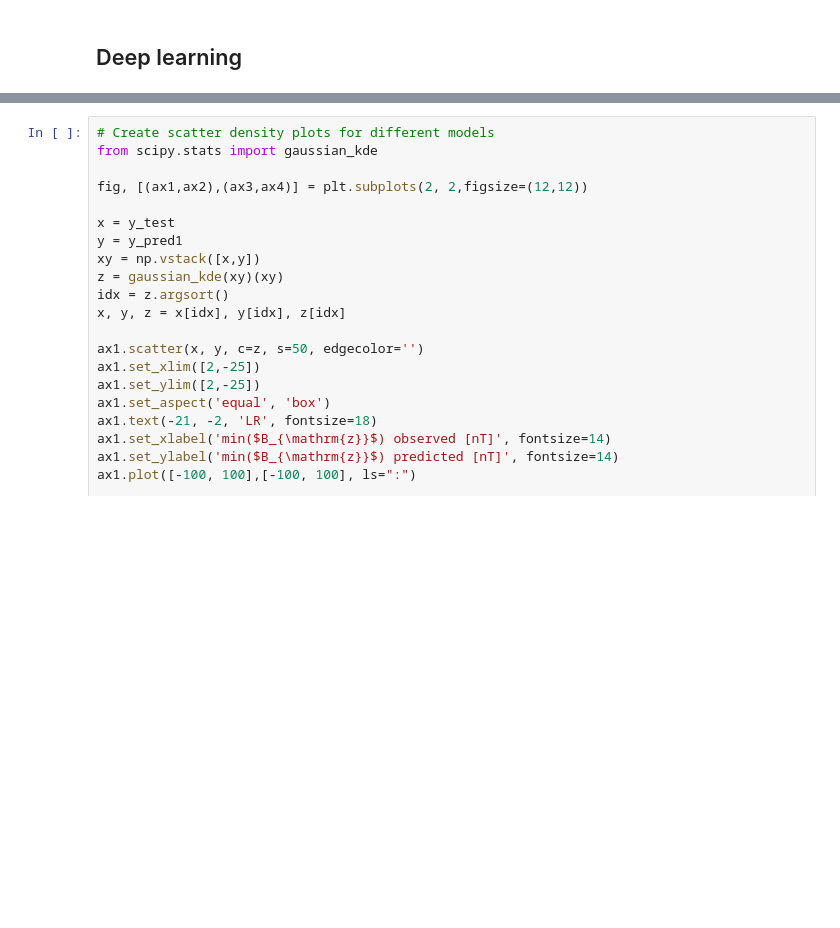
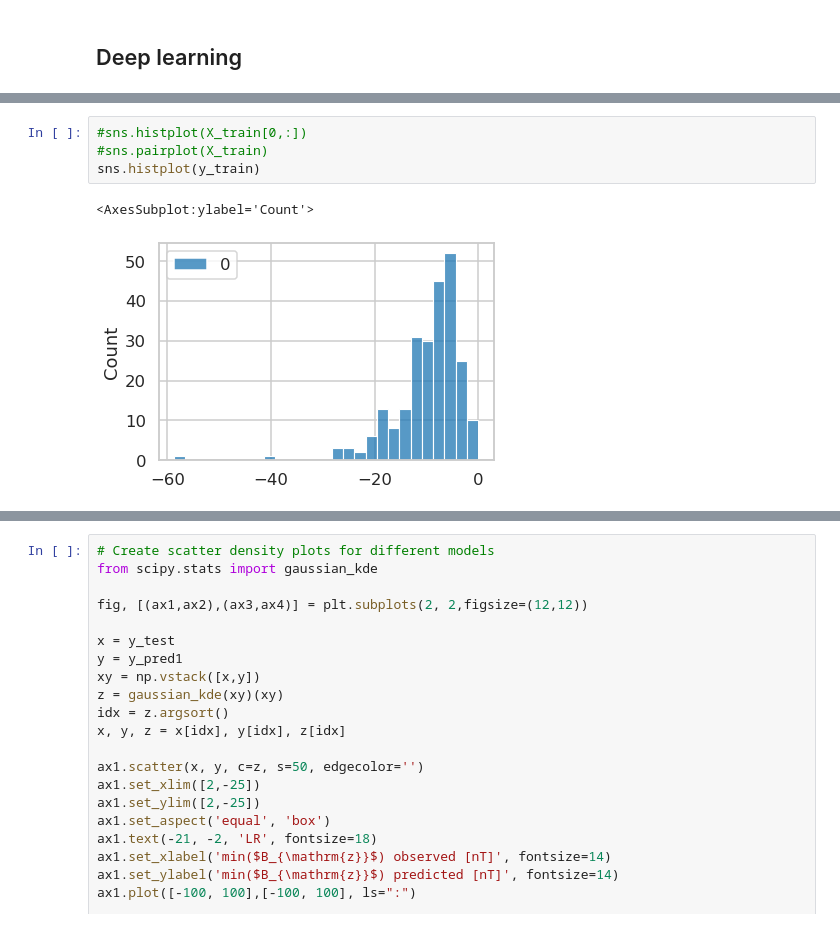
Before and after one commit to cmoestl/ai-tests, a Jupyter notebook: scripts/mfr_pred_ai.ipynb, the cells around one changed output, grey strips where cells are left out. Saved outputs shown, nothing was run; the diff lists cells and outputs as text; blank space fills up the shorter version.

```diff
--- a/scripts/mfr_pred_ai.ipynb
+++ b/scripts/mfr_pred_ai.ipynb
@@ -784,0 +713,7 @@ Mean absolute error +/- std:  2.9 +/-  2.73
+# %%
+#sns.histplot(X_train[0,:])
+#sns.pairplot(X_train)
+sns.histplot(y_train)
+# %% [output]
+<AxesSubplot:ylabel='Count'>
+[figure, added]
```
Also changed, not shown: parts of 13 cells of this notebook, 4 other files.
